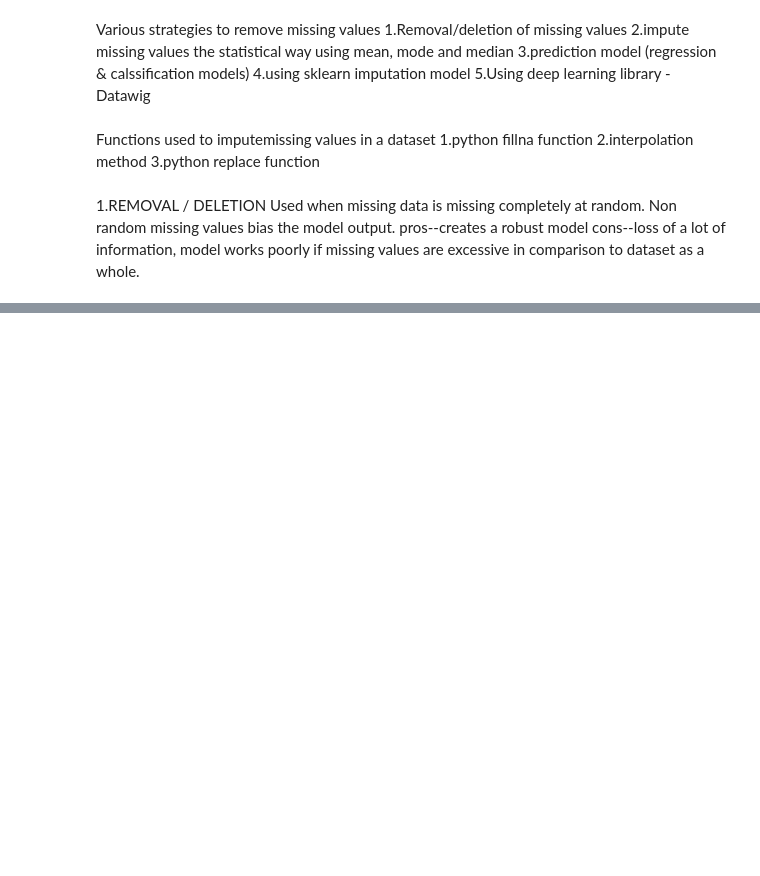
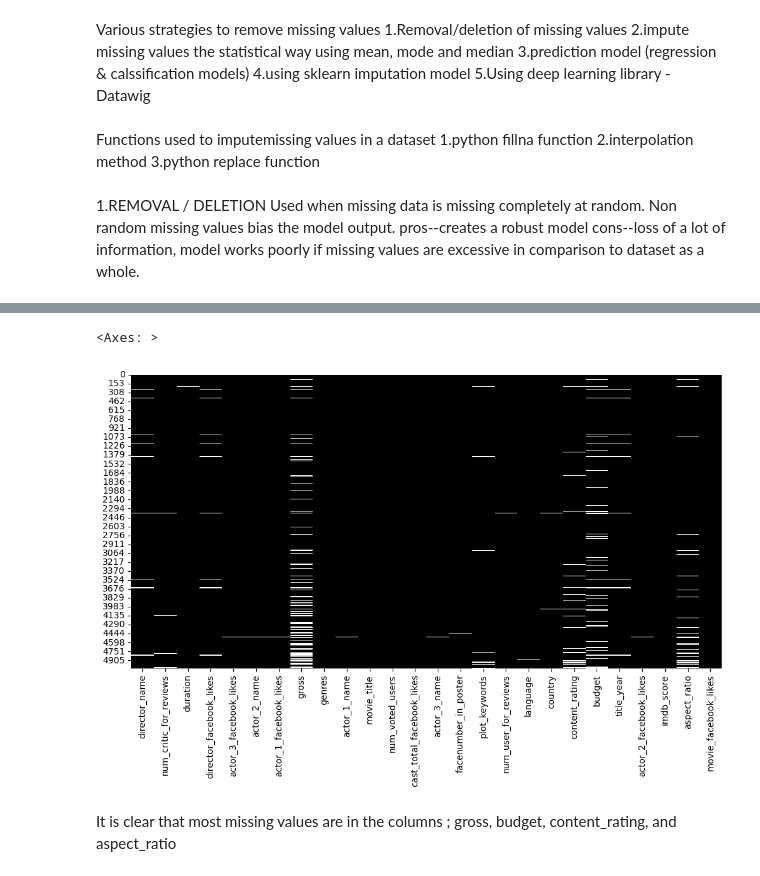
Before and after one commit to anitajn86/MOVIES, a Jupyter notebook: movies.ipynb, the cells around one changed output, grey strips where cells are left out. Cells and saved outputs as stored; diff of their text form; code cells hidden in the pictures; blank space fills up the shorter version.

```diff
--- a/movies.ipynb
+++ b/movies.ipynb
@@ -240,0 +348,13 @@ cons--loss of a lot of information, model works poorly if missing values are exc
+# %%
+#using  a heatmap
+
+plt.figure(figsize=(12,6))
+sns.heatmap(
+    data=movies.isnull(),
+    cmap=sns.color_palette(['black','yellow','orange','white']),cbar=False
+)
+# %% [output]
+<Axes: >
+[figure, added]
+# %% [markdown]
+It is clear that most missing values are in the columns ; gross, budget, content_rating, and aspect_ratio
```
Also changed, not shown: parts of 29 cells of this notebook.
